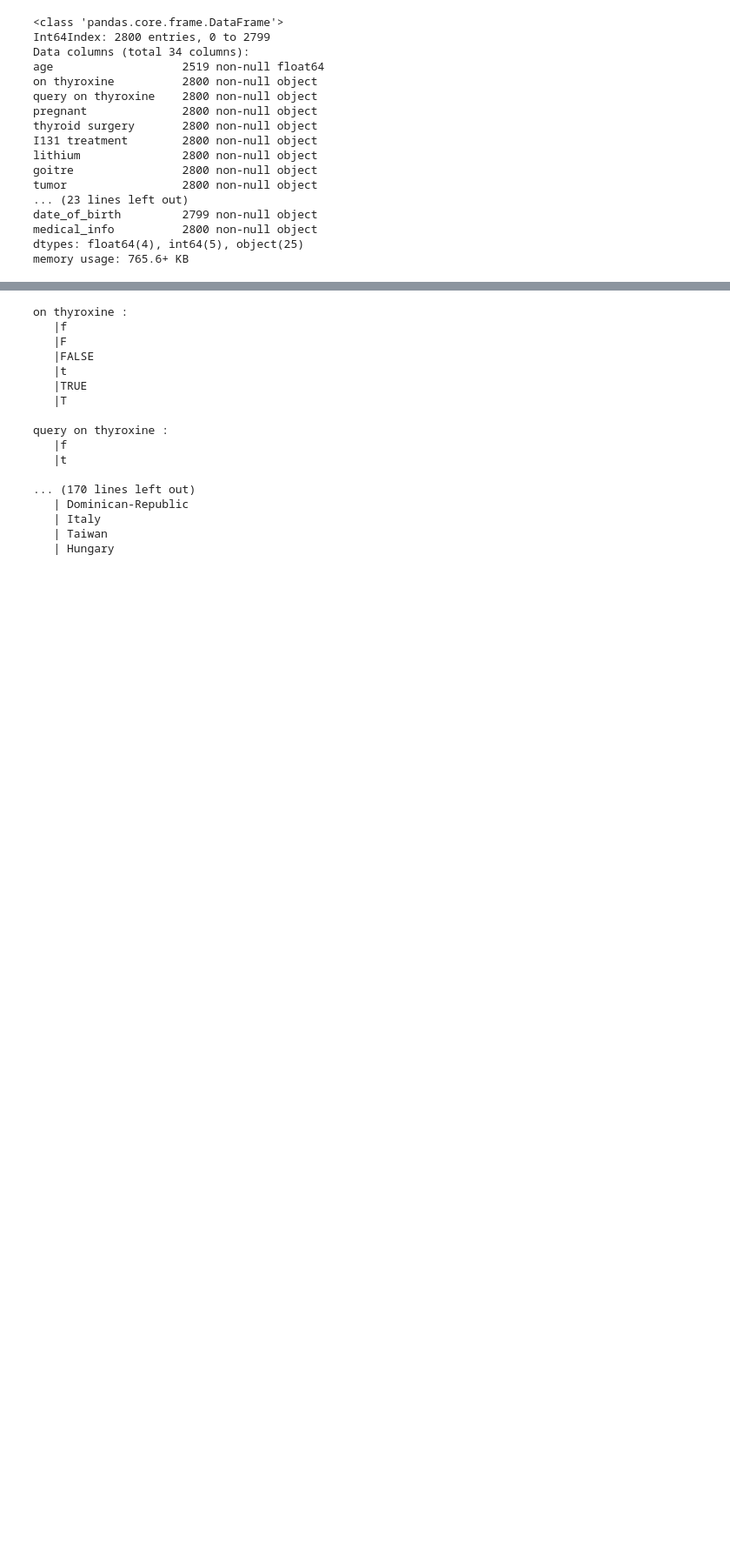
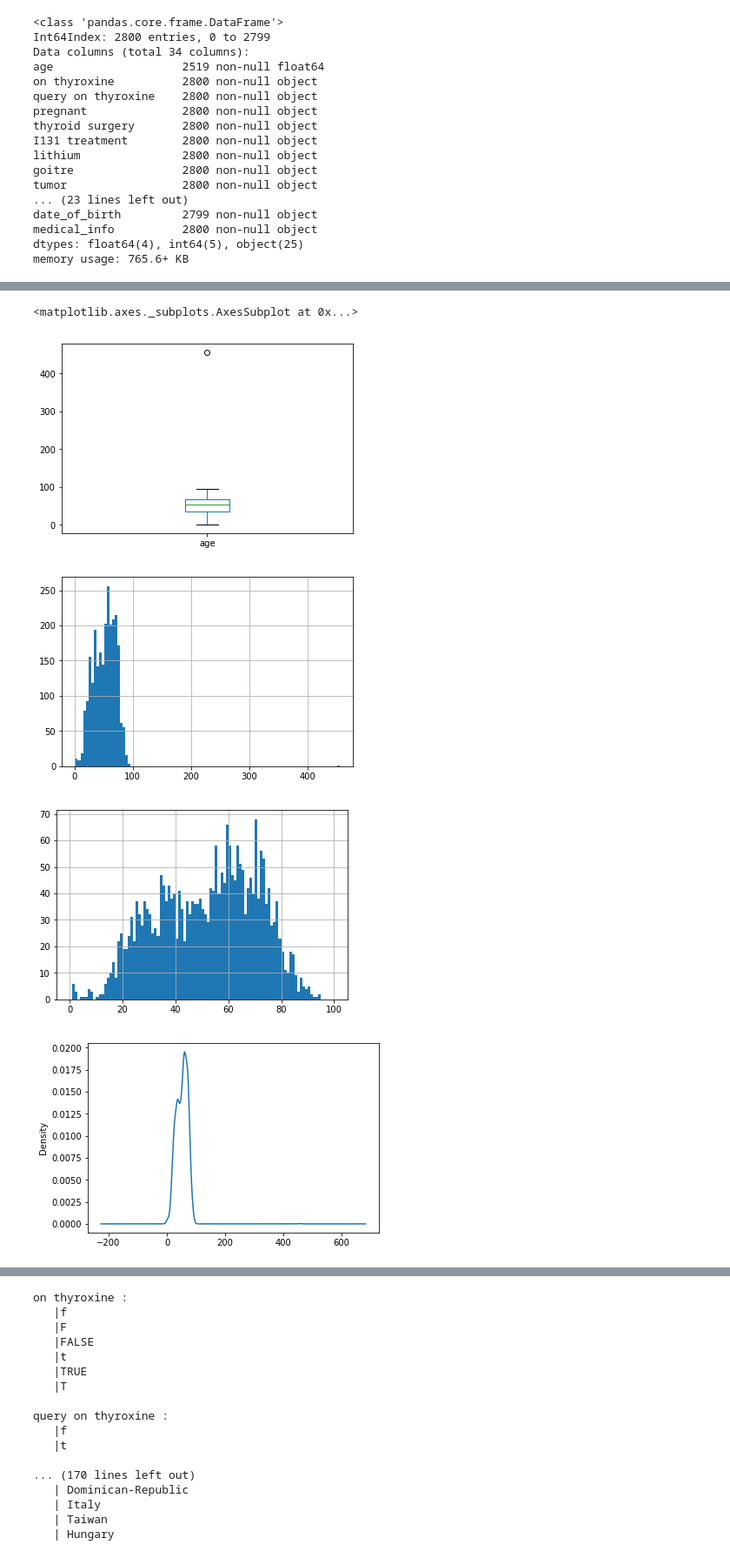
Before and after one commit to StefanSeben/IAU2018_SZ, a Jupyter notebook: sstart.ipynb, the cells around one changed output, grey strips where cells are left out. Shown at 87% size. Saved outputs shown, nothing was run; the diff lists cells and outputs as text; code cells hidden in the pictures; blank space fills up the shorter version.

```diff
--- a/sstart.ipynb
+++ b/sstart.ipynb
@@ -70,0 +96,14 @@ train_data.describe(include=['O'])
+# %%
+train_data['age'].plot.box()
+plt.figure();
+train_data['age'].hist(bins=100)
+plt.figure();
+train_data['age'].hist(bins=100, range=(0,100))
+plt.figure();
+train_data['age'].plot(kind="density")
+# %% [output]
+<matplotlib.axes._subplots.AxesSubplot at 0x...>
+[figure, added]
+[figure, added]
+[figure, added]
+[figure, added]
```
Also changed, not shown: parts of 31 cells of this notebook, 1 other file.
